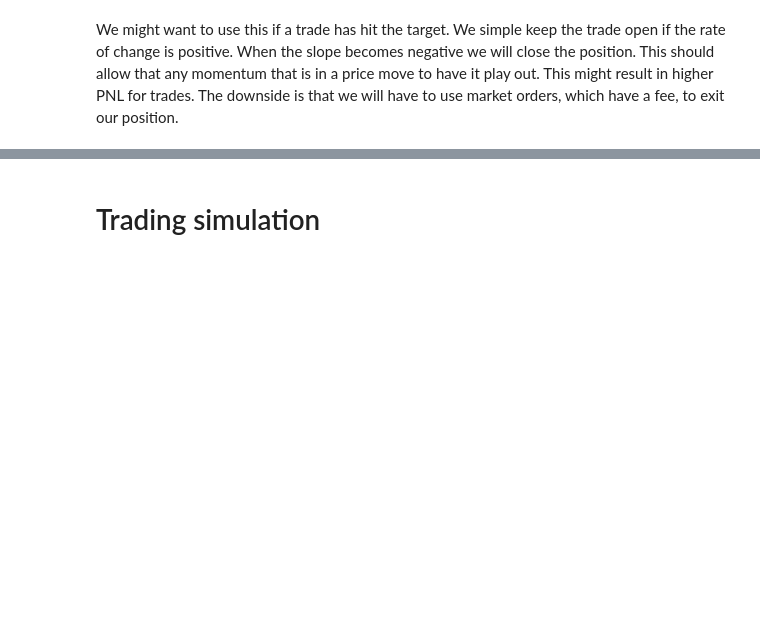
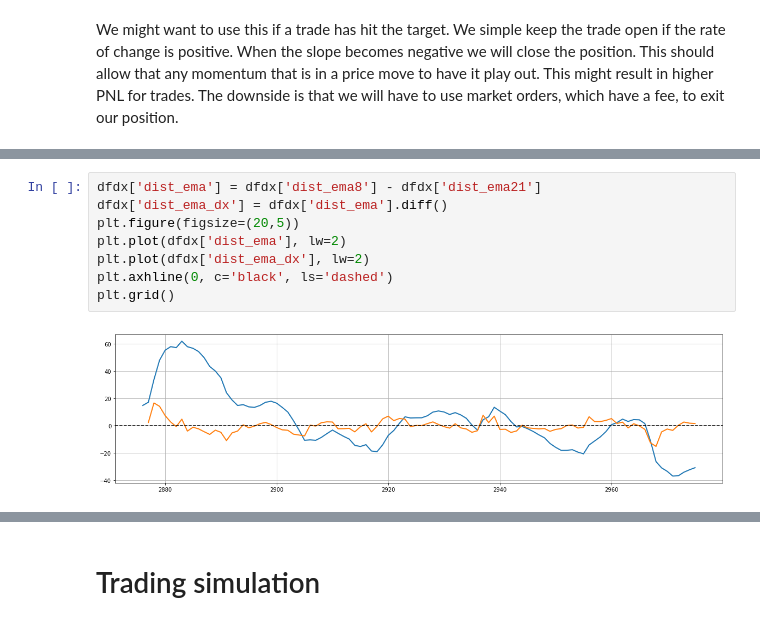
Before and after one commit to darkeclipz/jupyter-notebooks, a Jupyter notebook: Crypto/Strategy Backtesting/Strategy Backtesting Framework.ipynb, the cells around one changed output, grey strips where cells are left out. Drawn from its saved outputs; the diff is of its cells as text; blank space fills up the shorter version.

```diff
--- a/Crypto/Strategy Backtesting/Strategy Backtesting Framework.ipynb
+++ b/Crypto/Strategy Backtesting/Strategy Backtesting Framework.ipynb
@@ -417,0 +430,10 @@ We might want to use this if a trade has hit the target. We simple keep the trad
+# %%
+dfdx['dist_ema'] = dfdx['dist_ema8'] - dfdx['dist_ema21']
+dfdx['dist_ema_dx'] = dfdx['dist_ema'].diff()
+plt.figure(figsize=(20,5))
+plt.plot(dfdx['dist_ema'], lw=2)
+plt.plot(dfdx['dist_ema_dx'], lw=2)
+plt.axhline(0, c='black', ls='dashed')
+plt.grid()
+# %% [output]
+[figure, added]
```
Also changed, not shown: parts of 12 cells of this notebook.
